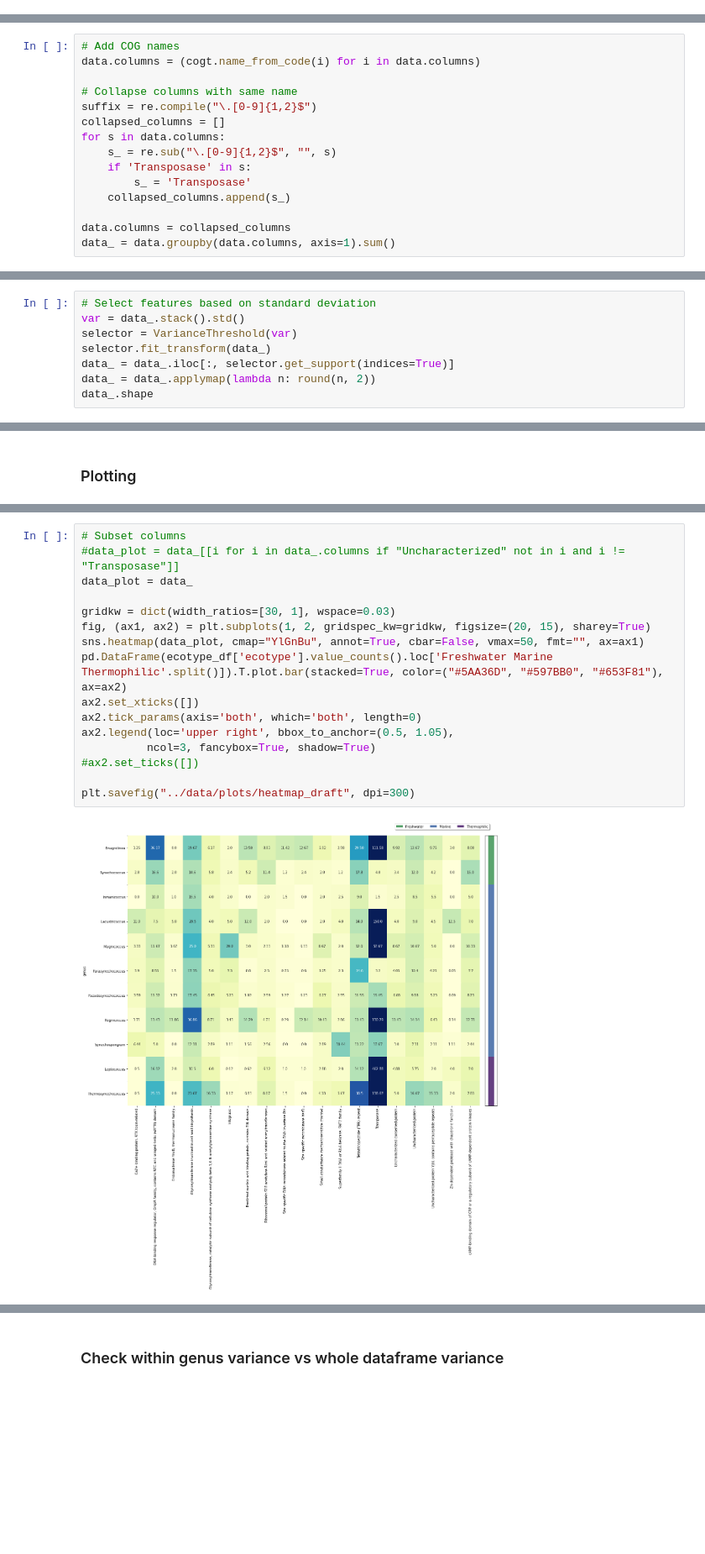
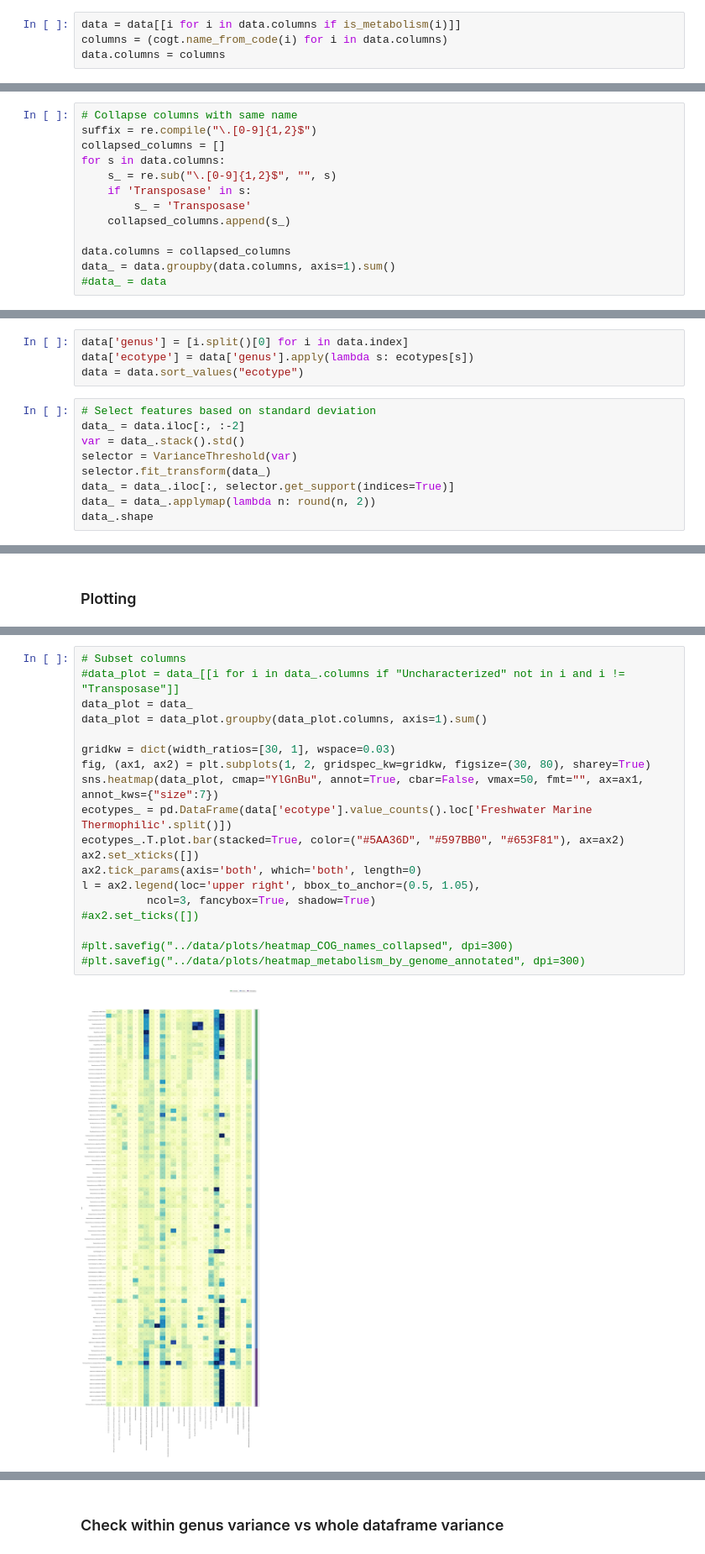
Before and after one commit to vinisalazar/SynechococcusPreprint, a Jupyter notebook: ipynb/Figure4_Table2_COG.ipynb, the cells around one changed output, grey strips where cells are left out. Shown at 84% size. Saved outputs shown, nothing was run; the diff lists cells and outputs as text; blank space fills up the shorter version.

Commit message:
Updated figures

```diff
--- a/ipynb/Figure4_Table2_COG.ipynb
+++ b/ipynb/Figure4_Table2_COG.ipynb
@@ -23,9 +41,10 @@ data.set_index("name", inplace=True)
+# %%
+data = data[[i for i in data.columns if is_metabolism(i)]]
+columns = (cogt.name_from_code(i) for i in data.columns)
+data.columns = columns
 # %% [markdown]
 ### Dataframe formatting
 # %%
-# Add COG names
-data.columns = (cogt.name_from_code(i) for i in data.columns)
-
 # Collapse columns with same name
 suffix = re.compile("\.[0-9]{1,2}$")
 collapsed_columns = []
@@ -37,3 +56,4 @@ for s in data.columns:
 
 data.columns = collapsed_columns
 data_ = data.groupby(data.columns, axis=1).sum()
+#data_ = data
@@ -73,8 +99,13 @@ data_ = data_g.loc[ecotype_df.index]
 
 ## could also group by ecotype
 # data_ = data_e
+# %%
+data['genus'] = [i.split()[0] for i in data.index]
+data['ecotype'] = data['genus'].apply(lambda s: ecotypes[s])
+data = data.sort_values("ecotype")
 # %%
 # Select features based on standard deviation
+data_ = data.iloc[:, :-2]
 var = data_.stack().std()
 selector = VarianceThreshold(var)
 selector.fit_transform(data_)
@@ -88,18 +137,21 @@ data_.shape
 # %%
 # Subset columns
 #data_plot = data_[[i for i in data_.columns if "Uncharacterized" not in i and i != "Transposase"]]
 data_plot = data_
+data_plot = data_plot.groupby(data_plot.columns, axis=1).sum()
 
 gridkw = dict(width_ratios=[30, 1], wspace=0.03)
-fig, (ax1, ax2) = plt.subplots(1, 2, gridspec_kw=gridkw, figsize=(20, 15), sharey=True)
-sns.heatmap(data_plot, cmap="YlGnBu", annot=True, cbar=False, vmax=50, fmt="", ax=ax1)
-pd.DataFrame(ecotype_df['ecotype'].value_counts().loc['Freshwater Marine Thermophilic'.split()]).T.plot.bar(stacked=True, color=("#5AA36D", "#597BB0", "#653F81"), ax=ax2)
+fig, (ax1, ax2) = plt.subplots(1, 2, gridspec_kw=gridkw, figsize=(30, 80), sharey=True)
+sns.heatmap(data_plot, cmap="YlGnBu", annot=True, cbar=False, vmax=50, fmt="", ax=ax1, annot_kws={"size":7})
+ecotypes_ = pd.DataFrame(data['ecotype'].value_counts().loc['Freshwater Marine Thermophilic'.split()])
+ecotypes_.T.plot.bar(stacked=True, color=("#5AA36D", "#597BB0", "#653F81"), ax=ax2)
 ax2.set_xticks([])
 ax2.tick_params(axis='both', which='both', length=0)
-ax2.legend(loc='upper right', bbox_to_anchor=(0.5, 1.05),
+l = ax2.legend(loc='upper right', bbox_to_anchor=(0.5, 1.05),
           ncol=3, fancybox=True, shadow=True)
 #ax2.set_ticks([])
 
-plt.savefig("../data/plots/heatmap_draft", dpi=300)
+#plt.savefig("../data/plots/heatmap_COG_names_collapsed", dpi=300)
+#plt.savefig("../data/plots/heatmap_metabolism_by_genome_annotated", dpi=300)
 # %% [output]
-[figure, old version]
+[figure, new version]
```
Also changed, not shown: parts of 6 cells of this notebook.
